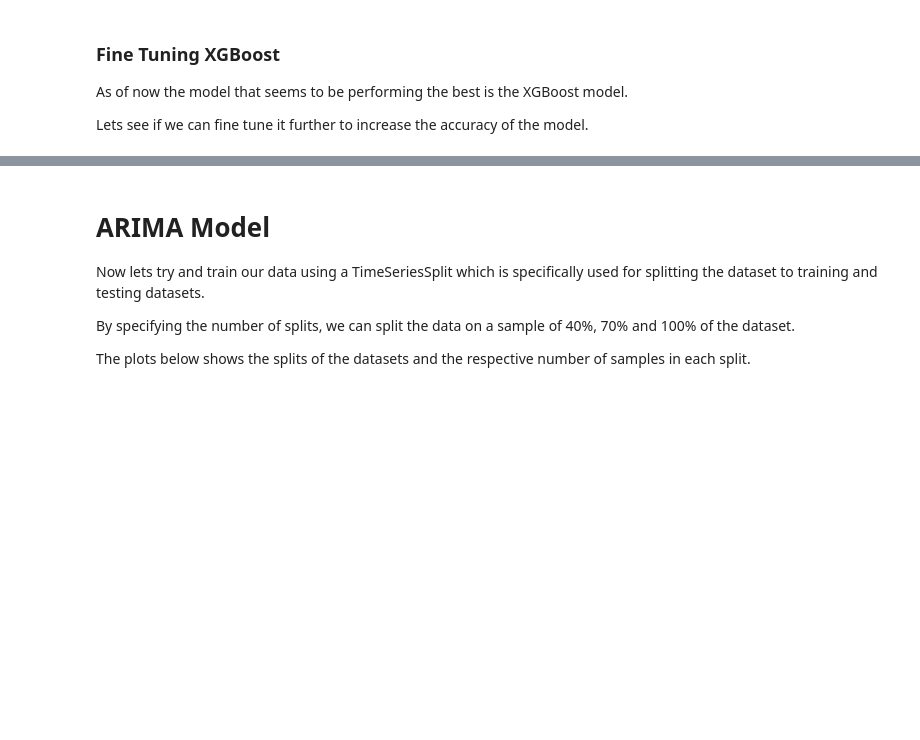
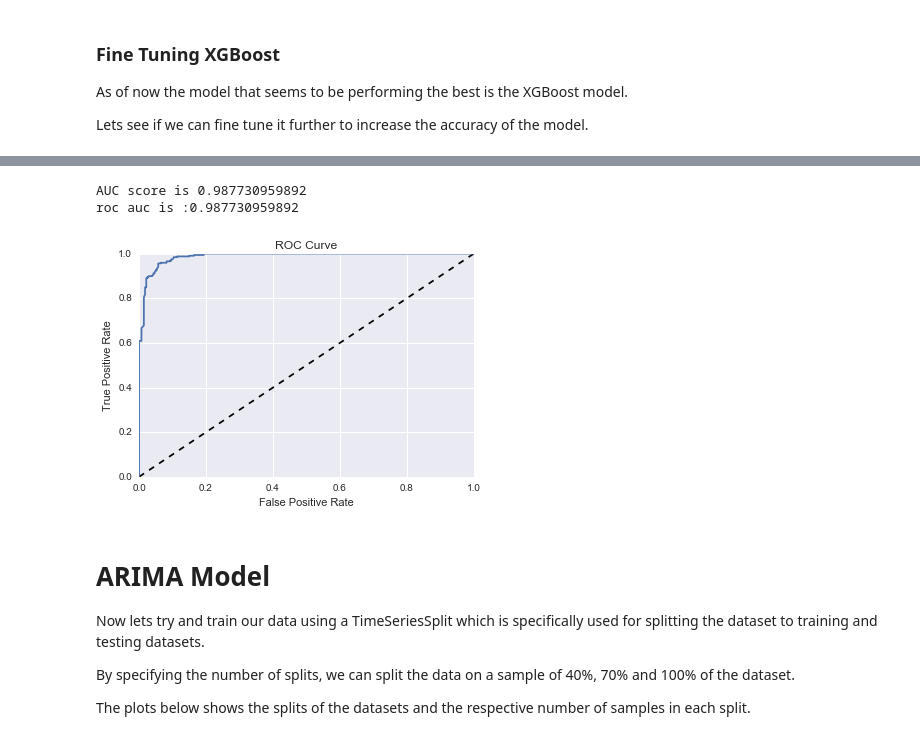
Before and after one commit to ShreyamsJain/Stock-Price-Prediction-Model, a Jupyter notebook: StockPredictionModelv2.ipynb, the cells around one changed output, grey strips where cells are left out. Saved outputs shown, nothing was run; the diff lists cells and outputs as text; code cells hidden in the pictures; blank space fills up the shorter version.

Commit message:
Apply PCA and train

```diff
--- a/StockPredictionModelv2.ipynb
+++ b/StockPredictionModelv2.ipynb
@@ -753,0 +760,8 @@ Best score is 0.596314907873 at depth of 3 and estimator of 250
+# %%
+imp_features_df = merged_dataframe[['Low', "Neutral", 'Close', 'Objectivity', 'Date']]
+Xi_train, Xi_test = X.loc[0:train_size, :], X.loc[train_size: len(X.index), :]
+clf = XGBClassifier(n_estimators=500, max_depth=3)
+clf.fit(Xi_train, y_train)
+yi_pred = clf.predict(Xi_test)
+score = accuracy_score(y_test, yi_pred)
+print("Score is "+ str(score))
@@ -753,0 +772,9 @@ Best score is 0.596314907873 at depth of 3 and estimator of 250
+# %%
+from sklearn.decomposition import PCA
+
+pca = PCA(n_components=3)
+pca.fit(X)
+transformed = pca.transform(X)
+
+transformed.shape
+print(type(transformed))
@@ -753,0 +783,10 @@ Best score is 0.596314907873 at depth of 3 and estimator of 250
+# %%
+pca_df = pd.DataFrame(transformed)
+
+X_train_pca, X_test_pca = pca_df.loc[0:train_size, :], pca_df.loc[train_size: len(X.index), :]
+
+clf = XGBClassifier(n_estimators=500, max_depth=3)
+clf.fit(X_train_pca, y_train)
+y_pred_pca = clf.predict(X_test_pca)
+score = accuracy_score(y_test, y_pred_pca)
+print("Score is "+ str(score))
@@ -754,3 +811,22 @@ Best score is 0.596314907873 at depth of 3 and estimator of 250
+# %%
+# Generating the ROC curve
+y_pred_proba_pca = clf.predict_proba(X_test_pca)[:,1]
+fpr, tpr, thresholds = roc_curve(y_test, y_pred_proba_pca)
+roc_auc = auc(fpr, tpr)
+print("AUC score is " + str(roc_auc))
+
+# Plot ROC curve
+print("roc auc is :" + str(roc_auc))
+pyplot.plot([0, 1], [0, 1], 'k--')
+pyplot.plot(fpr, tpr)
+pyplot.xlabel('False Positive Rate')
+pyplot.ylabel('True Positive Rate')
+pyplot.title('ROC Curve')
+pyplot.show()
+# %% [output]
+AUC score is 0.987730959892
+roc auc is :0.987730959892
+[figure, added]
 # %% [markdown]
 # ARIMA Model
 
```
Also changed, not shown: parts of 9 cells of this notebook.
